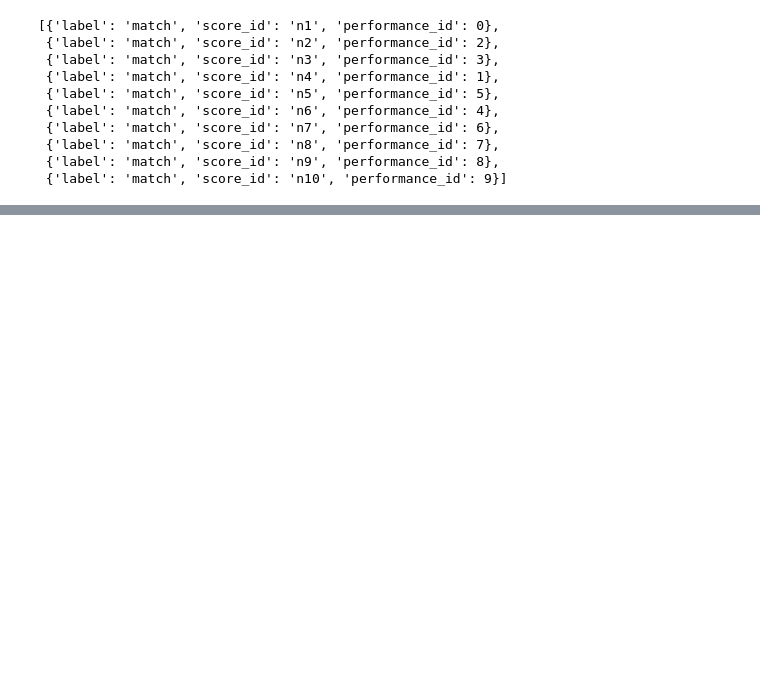
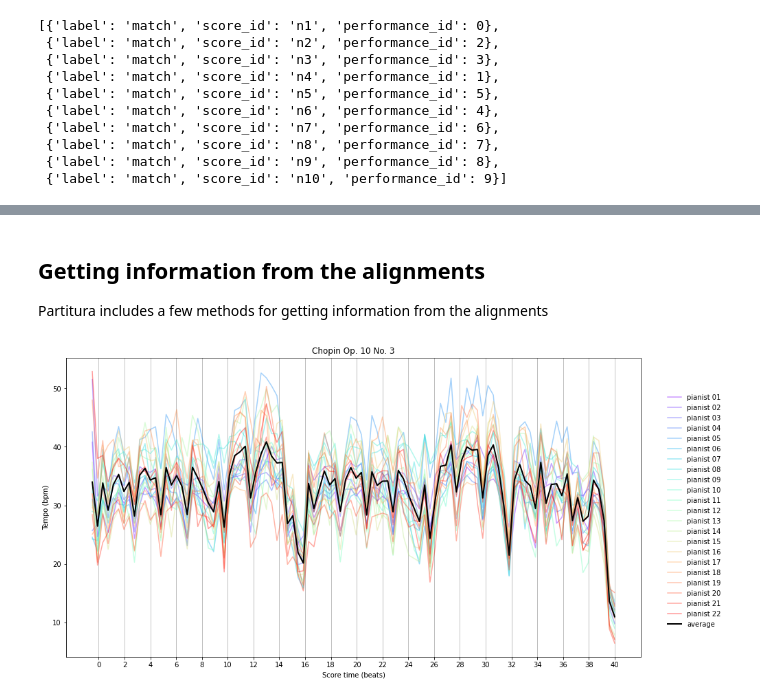
Before and after one commit to CPJKU/partitura_tutorial, a Jupyter notebook: content/02_features_and_alignment.ipynb, the cells around one changed output, grey strips where cells are left out. Saved outputs shown, nothing was run; the diff lists cells and outputs as text; code cells hidden in the pictures; blank space fills up the shorter version.

Commit message:
loading tempo curves example

```diff
--- a/content/02_features_and_alignment.ipynb
+++ b/content/02_features_and_alignment.ipynb
@@ -400,0 +360,4 @@ plt.show()
+# %% [markdown]
+## Getting information from the alignments
+
+Partitura includes a few methods for getting information from the alignments
@@ -400,0 +399,23 @@ plt.show()
+# %%
+fig, ax = plt.subplots(1, figsize=(15, 8))
+color = plt.cm.rainbow(np.linspace(0, 1, len(tempo_curves)))
+for i, tempo_curve in enumerate(tempo_curves):
+    ax.plot(score_time, tempo_curve,
+            label=f'pianist {i + 1:02d}', alpha=0.4, c=color[i])
+
+# plot average performance
+ax.plot(score_time, tempo_curves.mean(0), label='average', c='black', linewidth=2)
+
+measure_times = score_part.beat_map([measure.start.t for measure in score_part.iter_all(pt.score.Measure)])
+# do not include pickup measure
+measure_times = measure_times[measure_times >= 0]
+ax.set_title('Chopin Op. 10 No. 3')
+ax.set_xlabel('Score time (beats)')
+ax.set_ylabel('Tempo (bpm)')
+ax.set_xticks(measure_times)
+# ax.set_xlim((snote_array['onset_beat'].min(), snote_array['onset_beat'].max()))
+plt.legend(frameon=False, bbox_to_anchor = (1.15, .9))
+plt.grid(axis='x')
+plt.show()
+# %% [output]
+[figure, added]
```
Also changed, not shown: parts of 28 cells of this notebook.
